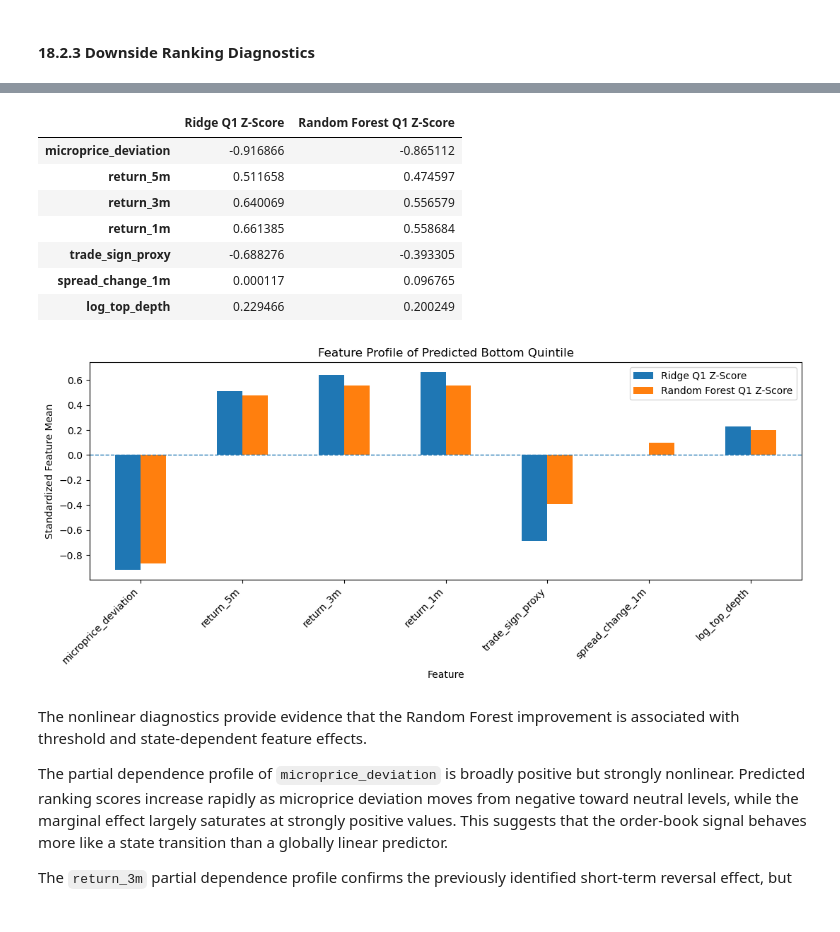
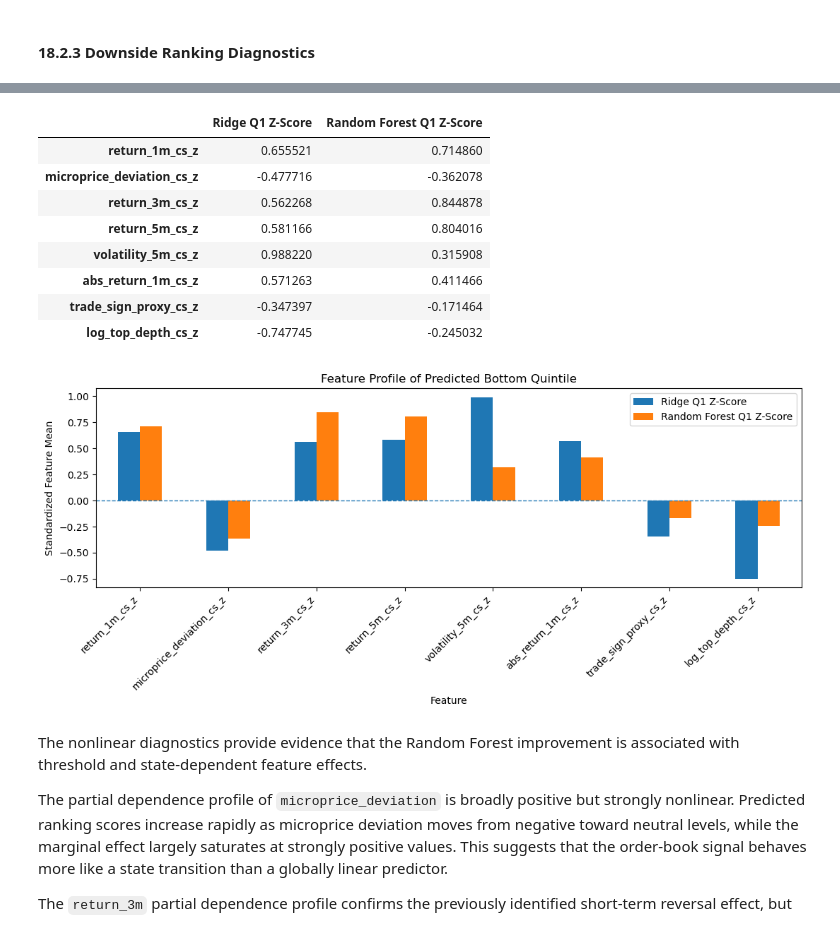
Before and after one commit to xiyuanzhu926/level2-research, a Jupyter notebook: level2-research/notebooks/05_5min_return_price_group_improved.ipynb, the cells around one changed output, grey strips where cells are left out. Cells and saved outputs as stored; diff of their text form; code cells hidden in the pictures.

Commit message:
Diagnose Ridge model and refine return calibration framework

```diff
--- a/level2-research/notebooks/05_5min_return_price_group_improved.ipynb
+++ b/level2-research/notebooks/05_5min_return_price_group_improved.ipynb
@@ -5403,0 +4025,25 @@ These findings motivate a nonlinear model that can capture threshold effects and
+# %%
+# ============================================================
+# Cross-sectional rank target
+# ============================================================
+model_df_cs["future_return_rank"] = model_df_cs.groupby(
+    ["date", "minute"]
+)[TARGET_COL].rank(pct=True, method="average")
+
+rank_train_df = model_df_cs[
+    model_df_cs["date"].isin(train_dates)
+].dropna(subset=cs_features + ["future_return_rank"]).copy()
+
+rank_test_df = model_df_cs[
+    model_df_cs["date"].isin(test_dates)
+].dropna(subset=cs_features + ["future_return_rank", TARGET_COL]).copy()
+
+rank_ridge_model = Pipeline([
+    ("scaler", StandardScaler()),
+    ("model", Ridge(alpha=1.0))
+])
+rank_ridge_model.fit(rank_train_df[cs_features], rank_train_df["future_return_rank"])
+rank_test_df["pred_rank_score"] = rank_ridge_model.predict(rank_test_df[cs_features])
+
+print("Rank-target train observations:", len(rank_train_df))
+print("Rank-target test observations:", len(rank_test_df))
@@ -5449,11 +5122,11 @@ for i in range(rolling_window, len(all_dates)):
     ].copy()
 
     train_part = train_part.dropna(
-        subset=final_features + ["future_return_rank"]
+        subset=model_features + ["future_return_rank"]
     )
 
     test_part = test_part.dropna(
-        subset=final_features + [
+        subset=model_features + [
             "future_return_rank",
             "future_return_5m"
         ]
@@ -5465,12 +5138,12 @@ for i in range(rolling_window, len(all_dates)):
     rf_model = RandomForestRegressor(**CFG.RF_PARAMS)
 
     rf_model.fit(
-        train_part[final_features],
+        train_part[model_features],
         train_part["future_return_rank"]
     )
 
     test_part["pred_rank_score"] = rf_model.predict(
-        test_part[final_features]
+        test_part[model_features]
     )
 
     test_part["model_type"] = "Rolling Random Forest"
@@ -5478,7 +5151,7 @@ for i in range(rolling_window, len(all_dates)):
     rf_predictions.append(test_part)
 
     for feature, importance in zip(
-        final_features,
+        model_features,
         rf_model.feature_importances_
     ):
         rf_feature_importance_rows.append({
@@ -6182,22 +5905,22 @@ display(downside_feature_compare)
 # Standardized Q1 Feature Profile
 
 feature_mean = (
-    rf_common[final_features]
+    rf_common[model_features]
     .mean()
 )
 
 feature_std = (
-    rf_common[final_features]
+    rf_common[model_features]
     .std()
 )
 
 ridge_q1_z = (
-    ridge_q1[final_features].mean()
+    ridge_q1[model_features].mean()
     - feature_mean
 ) / feature_std
 
 rf_q1_z = (
-    rf_q1[final_features].mean()
+    rf_q1[model_features].mean()
     - feature_mean
 ) / feature_std
 
@@ -6208,41 +5931,42 @@ q1_feature_profile = pd.DataFrame({
 
 display(q1_feature_profile)
 
 q1_feature_profile.plot(
     kind="bar",
     figsize=(11, 5)
 )
 
 plt.axhline(
     0,
     linestyle="--",
     linewidth=1
 )
 
 plt.title(
     "Feature Profile of Predicted Bottom Quintile"
 )
 
 plt.xlabel("Feature")
 plt.ylabel("Standardized Feature Mean")
 
 plt.xticks(
     rotation=45,
     ha="right"
 )
 
 plt.tight_layout()
 plt.show()
 # %% [output]
 |  | Ridge Q1 Z-Score | Random Forest Q1 Z-Score |
-| microprice_deviation | -0.916866 | -0.865112 |
-| return_5m | 0.511658 | 0.474597 |
-| return_3m | 0.640069 | 0.556579 |
-| return_1m | 0.661385 | 0.558684 |
-| trade_sign_proxy | -0.688276 | -0.393305 |
-| spread_change_1m | 0.000117 | 0.096765 |
-| log_top_depth | 0.229466 | 0.200249 |
+| return_1m_cs_z | 0.655521 | 0.714860 |
+| microprice_deviation_cs_z | -0.477716 | -0.362078 |
+| return_3m_cs_z | 0.562268 | 0.844878 |
+| return_5m_cs_z | 0.581166 | 0.804016 |
+| volatility_5m_cs_z | 0.988220 | 0.315908 |
+| abs_return_1m_cs_z | 0.571263 | 0.411466 |
+| trade_sign_proxy_cs_z | -0.347397 | -0.171464 |
+| log_top_depth_cs_z | -0.747745 | -0.245032 |
-[figure, old version]
+[figure, new version]
 # %% [markdown]
 The nonlinear diagnostics provide evidence that the Random Forest improvement is associated with threshold and state-dependent feature effects.
 
```
Also changed, not shown: parts of 200 cells of this notebook, 2 other files.
